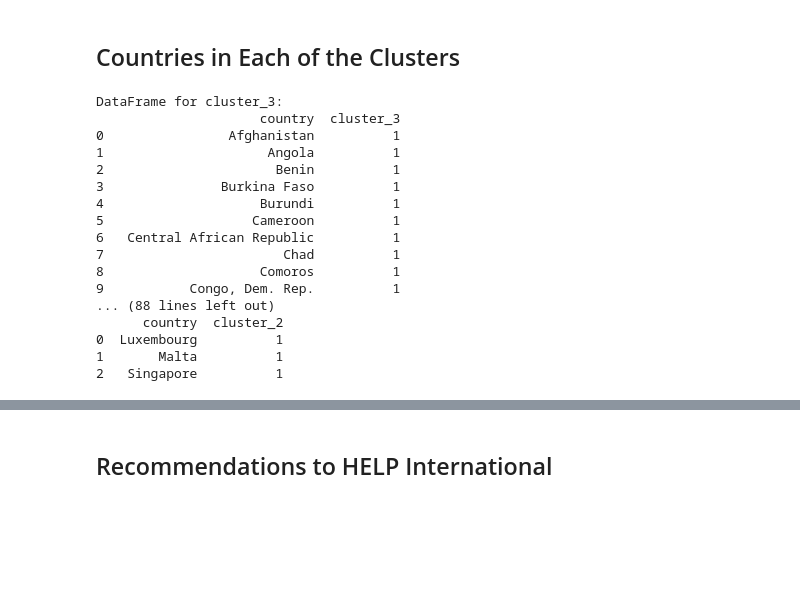
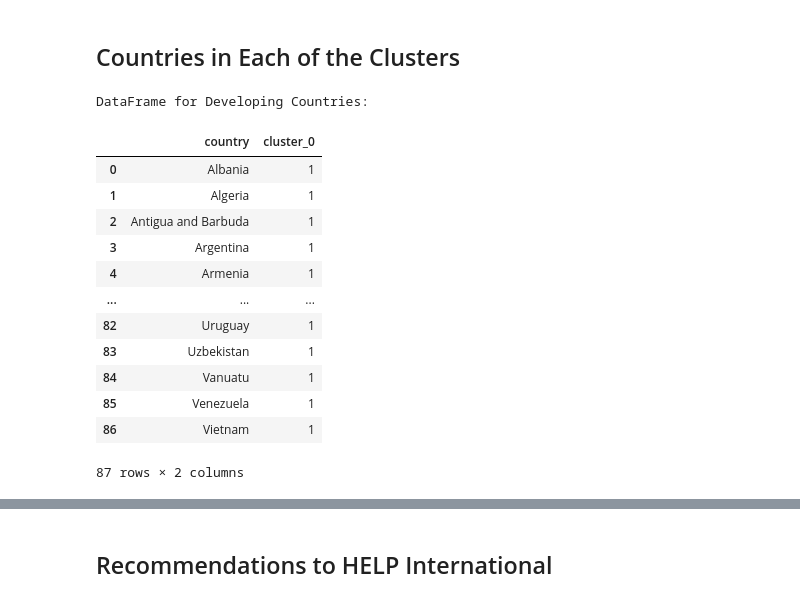
Before and after one commit to I-amyayi/Clustering-PCA, a Jupyter notebook: NGO.ipynb, the cells around one changed output, grey strips where cells are left out. Cells and saved outputs as stored; diff of their text form; code cells hidden in the pictures; blank space fills up the shorter version.

```diff
--- a/NGO.ipynb
+++ b/NGO.ipynb
@@ -505,36 +505,27 @@ df_pivot.reset_index(inplace=True)
 # Rename columns to include 'cluster_' prefix
 df_pivot.columns = ['country'] + [f'cluster_{col}' for col in df_pivot.columns[1:]]
 
-# Create a dictionary to store DataFrames for each cluster
-cluster_dfs = {}
-
-for cluster in df['cluster'].unique():
-    # Filter the pivot table to include only countries where the cluster is true (count > 0)
-    filtered_df = df_pivot[df_pivot[f'cluster_{cluster}'] > 0].reset_index(drop=True)
-    # Keep only the 'country' column and the current cluster column
-    filtered_df = filtered_df[['country', f'cluster_{cluster}']]
-    cluster_dfs[f'cluster_{cluster}'] = filtered_df
-
-# Display the resulting DataFrames
-for cluster, cluster_df in cluster_dfs.items():
-    print(f"DataFrame for {cluster}:")
-    print(cluster_df)
-    print()
+# Assign DataFrames for each cluster to separate variables
+Developing = df_pivot[df_pivot['cluster_0'] > 0][['country', 'cluster_0']].reset_index(drop=True)
+Developed = df_pivot[df_pivot['cluster_1'] > 0][['country', 'cluster_1']].reset_index(drop=True)
+High_Income = df_pivot[df_pivot['cluster_2'] > 0][['country', 'cluster_2']].reset_index(drop=True) if 'cluster_2' in df_pivot.columns else pd.DataFrame(columns=['country', 'cluster_2'])
+Underdeveloped = df_pivot[df_pivot['cluster_3'] > 0][['country', 'cluster_3']].reset_index(drop=True) if 'cluster_3' in df_pivot.columns else pd.DataFrame(columns=['country', 'cluster_3'])
-# %% [output]
-DataFrame for cluster_3:
-                     country  cluster_3
-0                Afghanistan          1
-1                     Angola          1
-2                      Benin          1
-3               Burkina Faso          1
-4                    Burundi          1
-5                   Cameroon          1
-6   Central African Republic          1
-7                       Chad          1
-8                    Comoros          1
-9           Congo, Dem. Rep.          1
-... (88 lines left out)
-      country  cluster_2
-0  Luxembourg          1
-1       Malta          1
-2   Singapore          1
+# %%
+# Display the resulting DataFrames
+print("DataFrame for Developing Countries:")
+Developing
+# %% [output]
+DataFrame for Developing Countries:
+|  | country | cluster_0 |
+| 0 | Albania | 1 |
+| 1 | Algeria | 1 |
+| 2 | Antigua and Barbuda | 1 |
+| 3 | Argentina | 1 |
+| 4 | Armenia | 1 |
+| ... | ... | ... |
+| 82 | Uruguay | 1 |
+| 83 | Uzbekistan | 1 |
+| 84 | Vanuatu | 1 |
+| 85 | Venezuela | 1 |
+| 86 | Vietnam | 1 |
+87 rows × 2 columns
```
Also changed, not shown: parts of 3 cells of this notebook.
